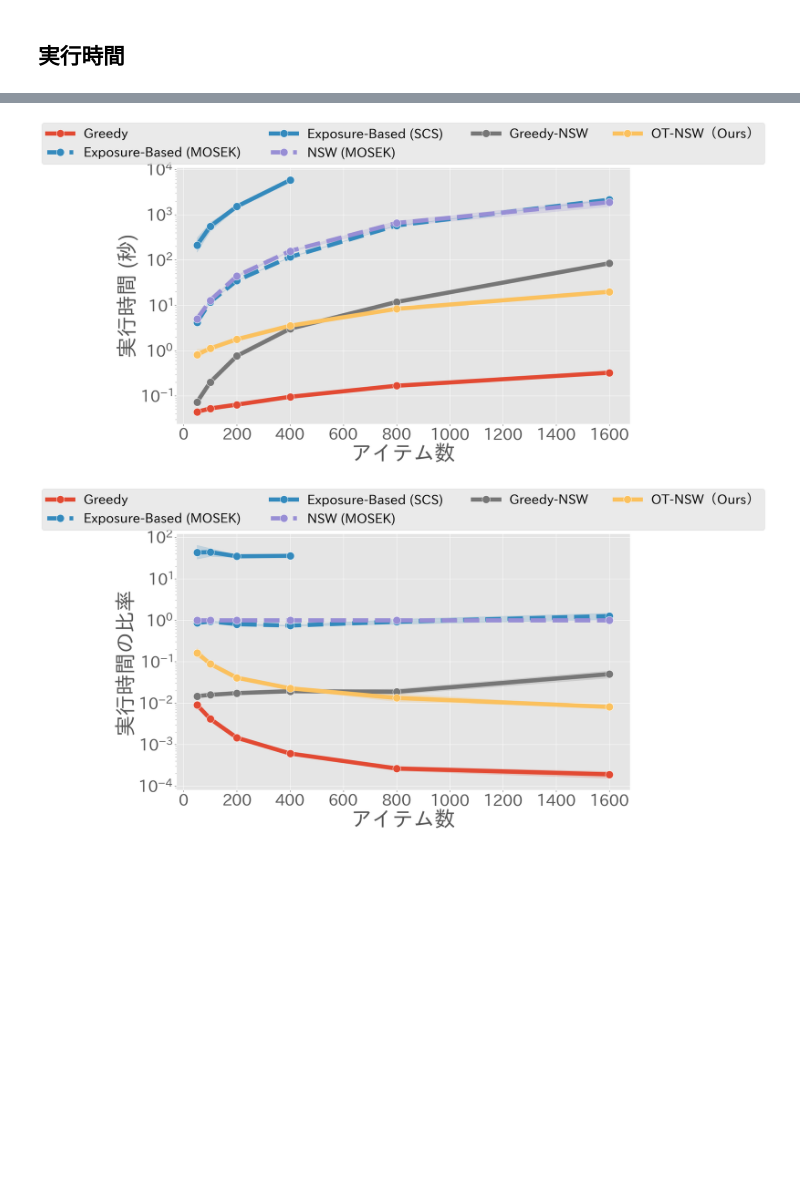
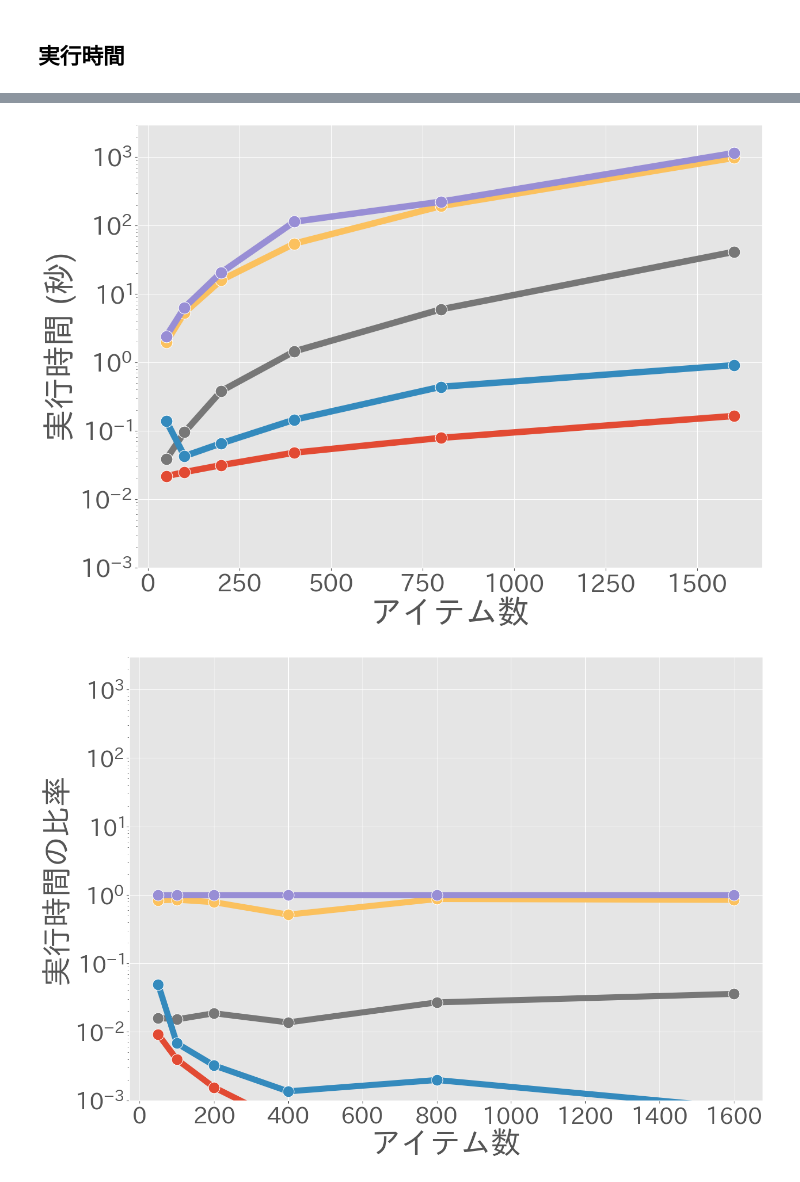
Before and after one commit to tubo213/nsw-with-optimal-transport, a Jupyter notebook: notebook/plot.ipynb, the cells around one changed output, grey strips where cells are left out. Cells and saved outputs as stored; diff of their text form; code cells hidden in the pictures; blank space fills up the shorter version.

```diff
--- a/notebook/plot.ipynb
+++ b/notebook/plot.ipynb
@@ -58,9 +61,10 @@ def load_result(
     path: Path,
     exp_names: list[str],
     on: list[str] = ["seed"],
-    ideal_method: str = "NSW",
+    ideal_method: str = "NSW (MOSEK) ",
     ignore_methods: list[str] = ["pg_ot"],
-    consider_solver: bool = False,
+    ignore_solver: list[str] = ["SCS"],
+    consider_solver: bool = True,
     dropna: bool = True,
 ) -> pd.DataFrame:
     result = pd.read_csv(path)
@@ -68,9 +72,12 @@ def load_result(
     # Filter by experiment name
     result = result.query(f"exp_name in {exp_names}")
     # # Filter by optimizer params method
-    result = result.query(f"optimizer_params_method not in {ignore_methods}").reset_index(
-        drop=True
-    )
+    result = result.query(f"optimizer_name not in {ignore_methods}").reset_index(drop=True)
+    # Filter by solver
+    if consider_solver:
+        result = result.query(f"optimizer_params_solver not in {ignore_solver}").reset_index(
+            drop=True
+        )
 
     # Initialize metrics
     result["exec_time_rate"] = np.nan
@@ -337,11 +409,11 @@ def plot_exec_time(
 # %%
-# solverを考慮してデータを読み込み
 ideal_method = "NSW (MOSEK) "
 varying_item_size_result = load_result(
     path=RESULT_PATH,
-    exp_names=["Varying_data_size", "exp_item"],
-    on=["generator_n_doc", "seed"],
+    exp_names=["exp_item"],
+    on=["generator_params_n_doc", "seed"],
     ideal_method=ideal_method,
+    ignore_methods=["pgd_nsw"],
     consider_solver=True,
 )
 display(varying_item_size_result.head(5))
@@ -349,8 +421,9 @@ display(varying_item_size_result.head(5))
 varying_user_size_result = load_result(
     path=RESULT_PATH,
     exp_names=["exp_user"],
-    on=["generator_n_query", "seed"],
+    on=["generator_params_n_query", "seed"],
     ideal_method=ideal_method,
+    ignore_methods=["pgd_nsw"],
     consider_solver=True,
 )
 display(varying_user_size_result.head(5))
@@ -384,6 +464,11 @@ display(varying_user_size_result.head(5))
 # %%
-plot_exec_time(varying_item_size_result, x="generator_n_doc", xlabel="アイテム数")
+plot_exec_time(
+    varying_item_size_result,
+    x="generator_params_n_doc",
+    xlabel="アイテム数",
+    legend=False,
+)
 # %% [output]
-[figure, old version]
+[figure, new version]
-[figure, old version]
+[figure, new version]
 # %%
```
Also changed, not shown: parts of 16 cells of this notebook.
